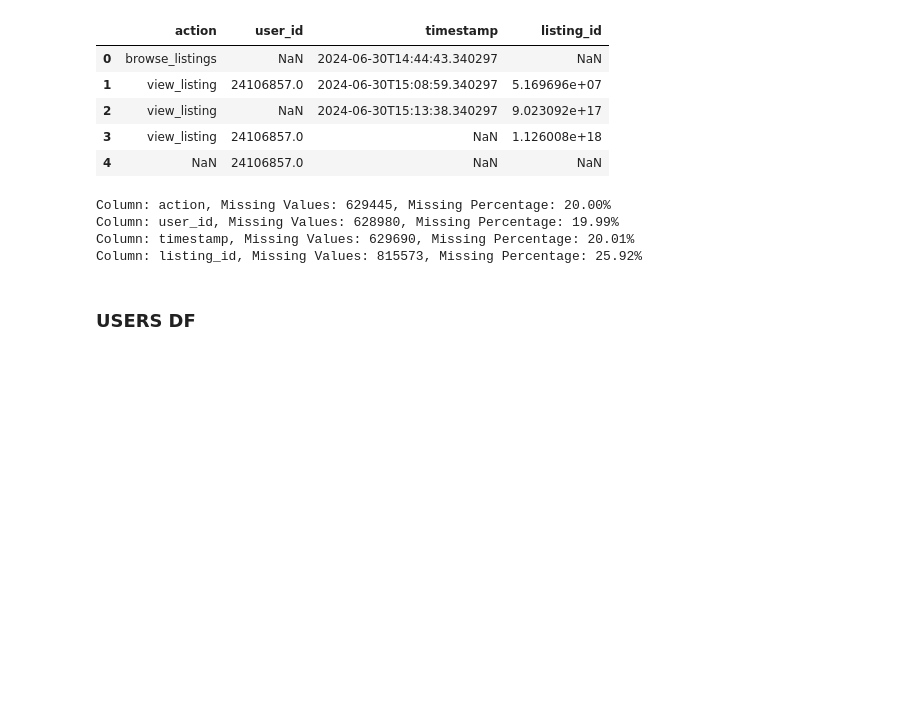
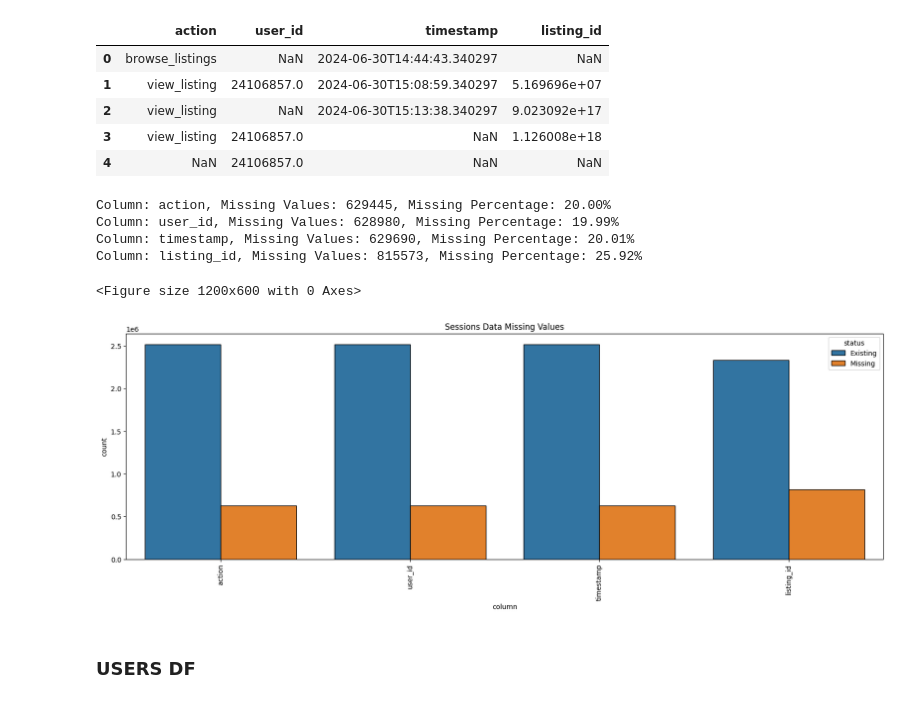
Before and after one commit to psiku/IUM-long-stay-insights, a Jupyter notebook: notebooks/data_v1_preprocessing.ipynb, the cells around one changed output. Drawn from its saved outputs; the diff is of its cells as text; code cells hidden in the pictures; blank space fills up the shorter version.

```diff
--- a/notebooks/data_v1_preprocessing.ipynb
+++ b/notebooks/data_v1_preprocessing.ipynb
@@ -129,11 +157,14 @@ sessions_dataframe.head(5)
 | 4 | NaN | 24106857.0 | NaN | NaN |
 # %%
 check_dataframe_missing_values(sessions_dataframe)
+missing_values_visualization(sessions_dataframe, "Sessions Data Missing Values", figsize=(20, 6))
 # %% [output]
 Column: action, Missing Values: 629445, Missing Percentage: 20.00%
 Column: user_id, Missing Values: 628980, Missing Percentage: 19.99%
 Column: timestamp, Missing Values: 629690, Missing Percentage: 20.01%
 Column: listing_id, Missing Values: 815573, Missing Percentage: 25.92%
+<Figure size 1200x600 with 0 Axes>
+[figure, added]
 # %% [markdown]
 ### USERS DF
 # %%
```
Also changed, not shown: parts of 15 cells of this notebook, 2 other files.
